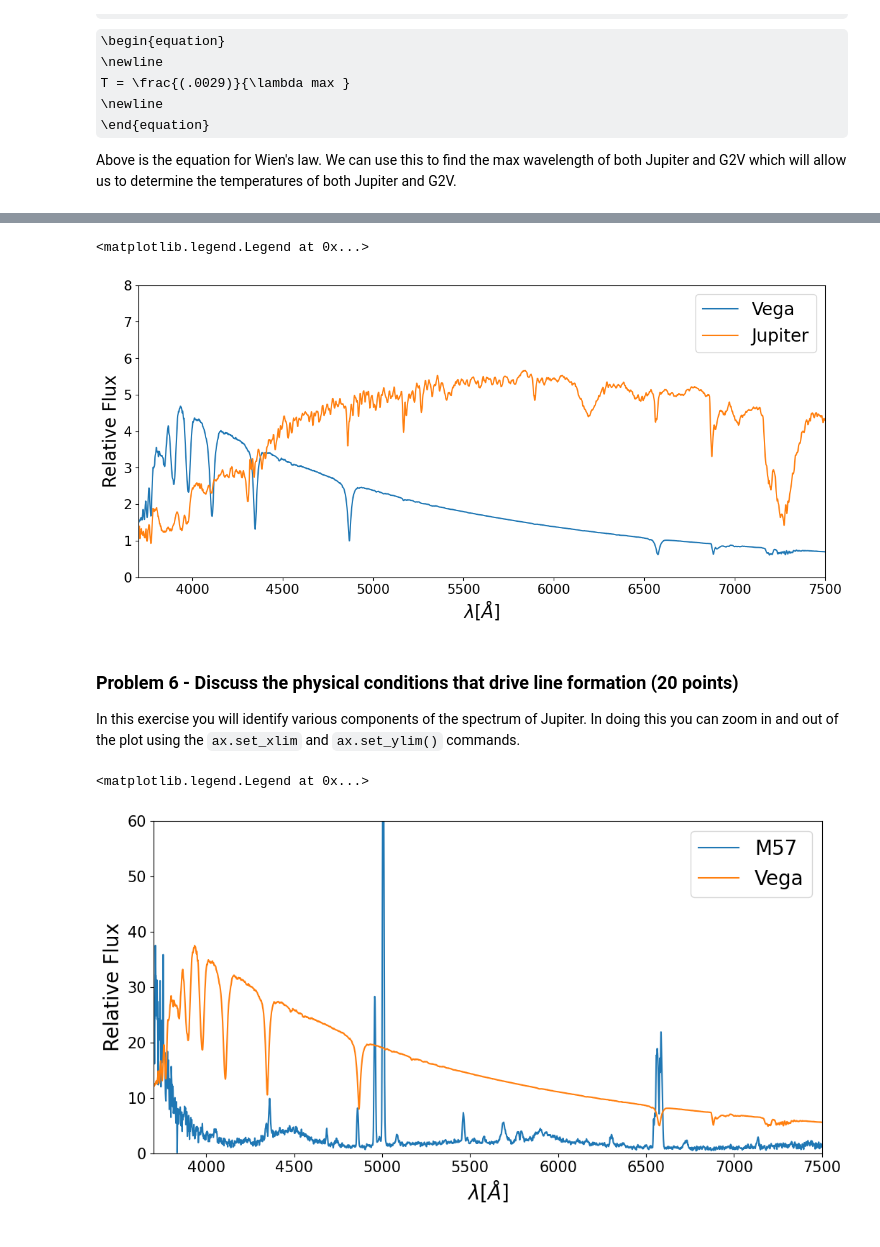
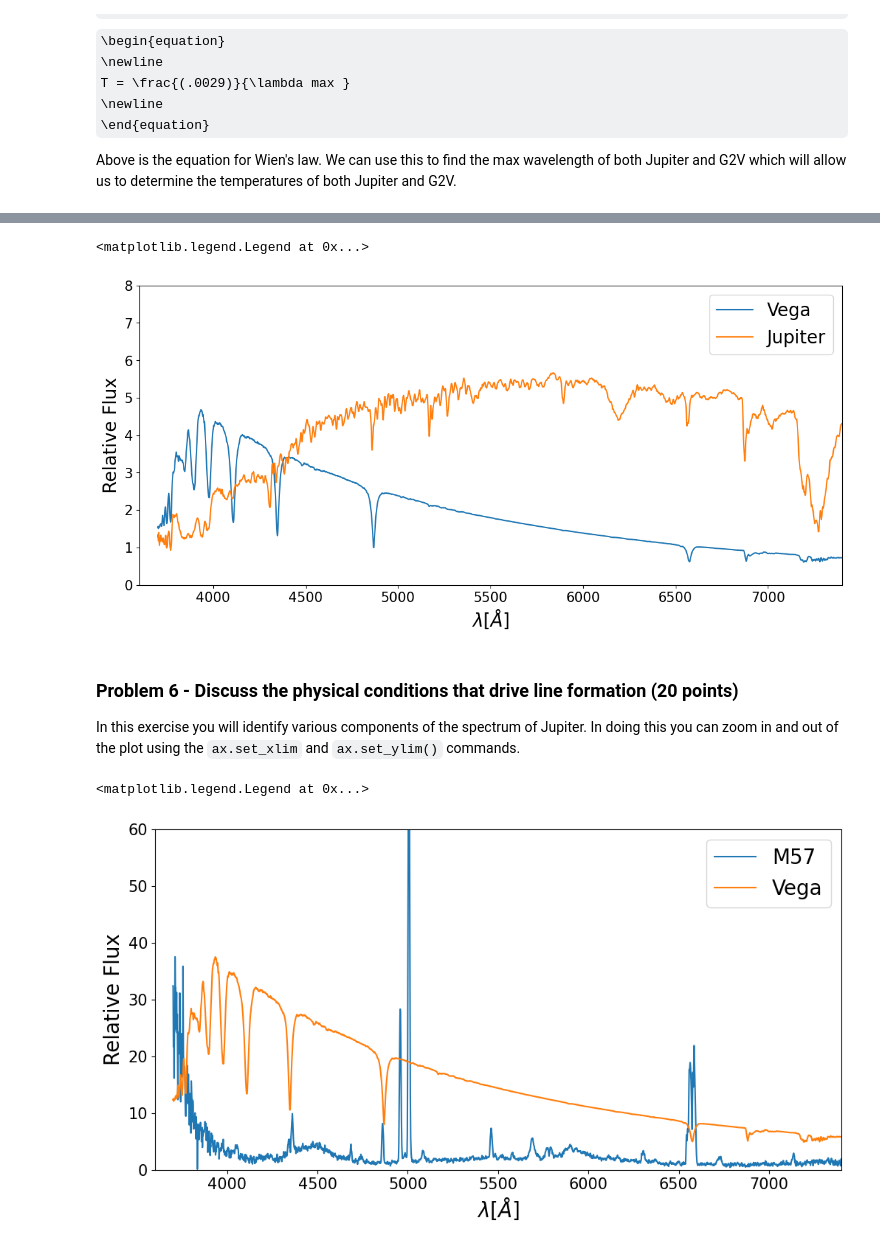
Before and after one commit to RyanNease/Analysis_real_spectra_student, a Jupyter notebook: analysis_real_spectra.student.ipynb, the cells around one changed output, grey strips where cells are left out. Saved outputs shown, nothing was run; the diff lists cells and outputs as text; code cells hidden in the pictures; some formulas as TeX source.

```diff
--- a/analysis_real_spectra.student.ipynb
+++ b/analysis_real_spectra.student.ipynb
@@ -516,8 +524,8 @@ plt.plot(specjup.wavelength,specjup.flux*5,label="Jupiter")
 #original values were
 fluxmin = 0
 fluxmax = 8
-lammin =3700
-lammax = 7500
+lammin =3600
+lammax = 7400
 ax.set_ylim([fluxmin,fluxmax])
 ax.set_xlim([lammin,lammax])
 
@@ -528,7 +536,7 @@ plt.ylabel("Relative Flux",fontsize=20)
 plt.legend(fontsize=20)
 # %% [output]
 <matplotlib.legend.Legend at 0x...>
-[figure, old version]
+[figure, new version]
 # %% [markdown]
 ### Problem 6 - Discuss the physical conditions that drive line formation (20 points)
 
@@ -536,30 +544,30 @@ In this exercise you will identify various components of the spectrum of Jupiter
 # %%
 #plot Vega and M57, where I have scaled the flux of Jupiter so that they
 #better overlap. You can change that scaling
 plt.figure(figsize = (12,6))
 ax = plt.gca()
 plt.plot(specm57.wavelength,specm57.flux,label="M57")
 plt.plot(specvega.wavelength,specvega.flux*8,label="Vega")
 
 #**************
 #you can change these to zoom in and out of certain parts of the spectra.
 #Make a copy of these and change your copy so as to remember what the
 #original values were
 fluxmin = 0
 fluxmax = 60
-lammin =3700
-lammax = 7500
+lammin =3600
+lammax = 7400
 ax.set_ylim([fluxmin,fluxmax])
 ax.set_xlim([lammin,lammax])
 
 plt.xticks(fontsize=15)
 plt.yticks(fontsize=15)
 plt.xlabel("$\lambda [\AA]$",fontsize=20)
 plt.ylabel("Relative Flux",fontsize=20)
 plt.legend(fontsize=20)
 # %% [output]
 <matplotlib.legend.Legend at 0x...>
-[figure, old version]
+[figure, new version]
 # %% [markdown]
 There are lines in common between M57 and Vega but they are in absorption in Vega and in Emission in M57. Note that the lines do not perfectly line up in wavelength as the M57 spectrum has not been perfectly wavelength calibrated.
 
```
Also changed, not shown: parts of 7 cells of this notebook.
